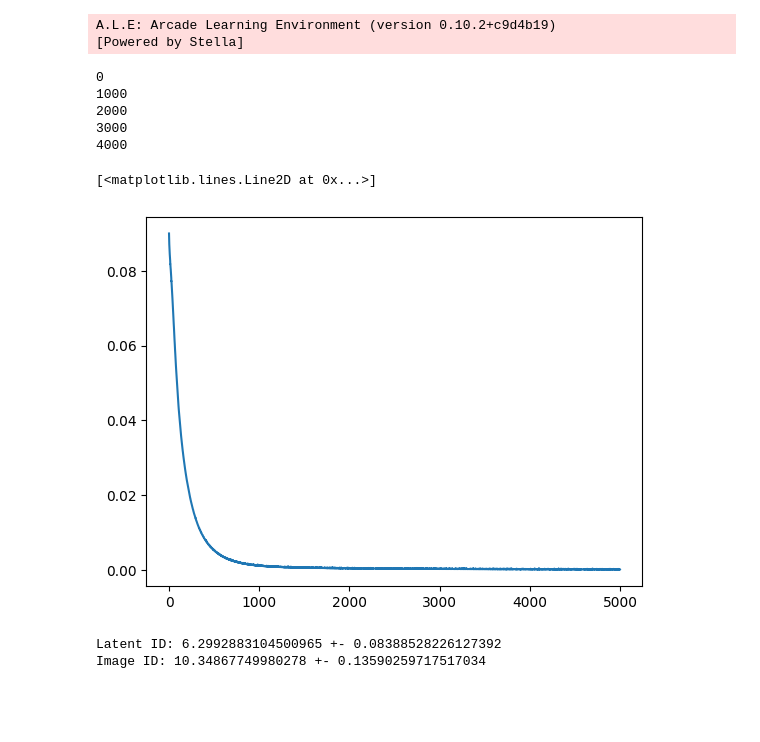
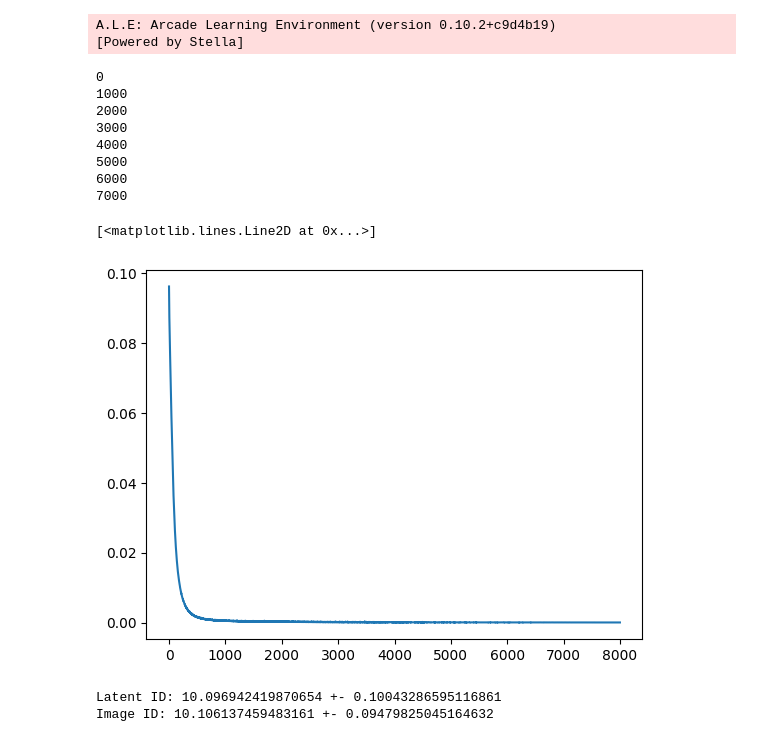
Before and after one commit to antony-zhao/RLTesting, a Jupyter notebook: rltesting/fvd_experiments/rl_pong.ipynb, the cells around one changed output. Saved outputs shown, nothing was run; the diff lists cells and outputs as text; code cells hidden in the pictures; blank space fills up the shorter version.

```diff
--- a/rltesting/fvd_experiments/rl_pong.ipynb
+++ b/rltesting/fvd_experiments/rl_pong.ipynb
@@ -1,7 +1,7 @@
 # %%
 from wrapper import BasicEnvironmentRGB, DomainRandomization
 import gymnasium as gym
-from gymnasium.wrappers import FrameStackObservation, TransformObservation
+from gymnasium.wrappers import FrameStackObservation, TransformObservation, ResizeObservation
 from matplotlib import pyplot as plt
 from rltesting.torch_rl.utils import random_sample_single_env
 from rltesting.torch_rl.buffers import ReplayBuffer
@@ -18,13 +18,13 @@ gym.register_envs(ale_py)
 
 to_numpy = lambda x: x.cpu().detach().numpy()
 framestack = 2
-latent_dim = 512
+latent_dim = 2048
 obs_shape = 64
-data_steps = 50000
-train_steps = 5000
+data_steps = 100000
+train_steps = 8000
 l1_coeff = 0
 env = gym.make('ALE/Pong-v5', render_mode="rgb_array")
-env = BasicEnvironmentRGB(env, (obs_shape, obs_shape))
+env = ResizeObservation(env, (64, 64))
 env = FrameStackObservation(env, stack_size=framestack)
 env = TransformObservation(env, lambda obs: np.transpose(obs, (1, 2, 0, 3)), observation_space=gym.spaces.Box(0, 255, (framestack, 3, obs_shape, obs_shape), dtype=np.uint8))
 env = TransformObservation(env, lambda obs: np.reshape(obs, (obs_shape, obs_shape, 3 * framestack)), observation_space=gym.spaces.Box(0, 255, (obs_shape, obs_shape, 3 * framestack), dtype=np.uint8))
@@ -39,31 +39,34 @@ samples = random_sample_single_env(env, num_steps=data_steps)
 for i in range(data_steps):
     buffer.add_sample([samples[j][i] for j in range(len(samples))].copy())
 # %%
-encoder = Encoder(framestack, latent_dim, obs_shape).cuda()
-decoder = Decoder(encoder.conv_dim, framestack, latent_dim).cuda()
+encoder = Encoder(framestack, latent_dim, obs_shape, filter_base=16).cuda()
+decoder = Decoder(encoder.conv_dim, framestack, latent_dim, filter_base=16).cuda()
 opt = torch.optim.Adam(list(encoder.parameters()) + list(decoder.parameters()), 3e-4)
 losses = []
 for i in range(train_steps):
     if i % 1000 == 0:
         print(i)
     samples = buffer.sample(256)
     obs = (torch.tensor(samples[0]).float().transpose(-3, -1) / 255).cuda()
     latent = encoder(obs)
     reconstruction = decoder(latent)
     loss = torch.nn.functional.mse_loss(reconstruction, obs)
     loss.backward()
     opt.step()
     opt.zero_grad()
     losses.append(loss.detach().cpu().numpy())
 plt.plot(losses)
 # %% [output]
 0
 1000
 2000
 3000
 4000
+5000
+6000
+7000
 [<matplotlib.lines.Line2D at 0x...>]
-[figure, old version]
+[figure, new version]
 # %%
 latent_ID = []
 image_ID = []
@@ -81,8 +84,8 @@ for _ in range(20):
 print(f"Latent ID: {np.mean(latent_ID)} +- {np.std(latent_ID)}")
 print(f"Image ID: {np.mean(image_ID)} +- {np.std(image_ID)}")
 # %% [output]
-Latent ID: 6.2992883104500965 +- 0.08388528226127392
-Image ID: 10.34867749980278 +- 0.13590259717517034
+Latent ID: 10.096942419870654 +- 0.10043286595116861
+Image ID: 10.106137459483161 +- 0.09479825045164632
 # %%
 intrinsic_dim = round(np.mean(latent_ID))
 double_autoencoder = DoubleAutoencoder(encoder, decoder, latent_dim, intrinsic_dim).cuda()
```
Also changed, not shown: parts of 8 cells of this notebook, 3 other files.
